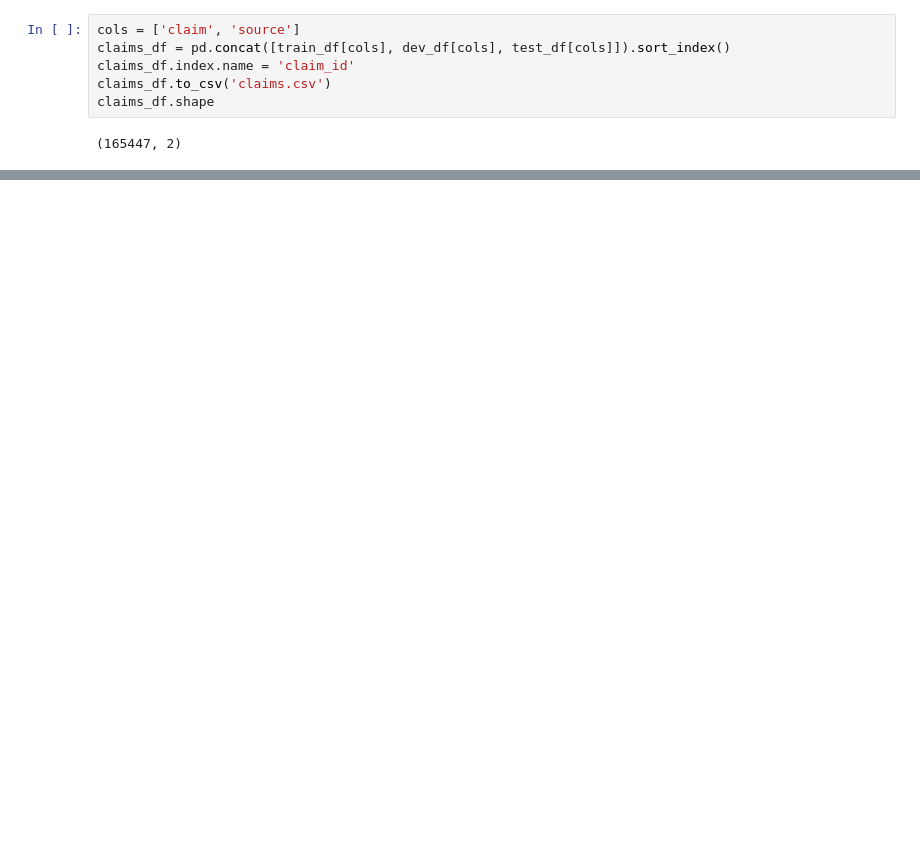
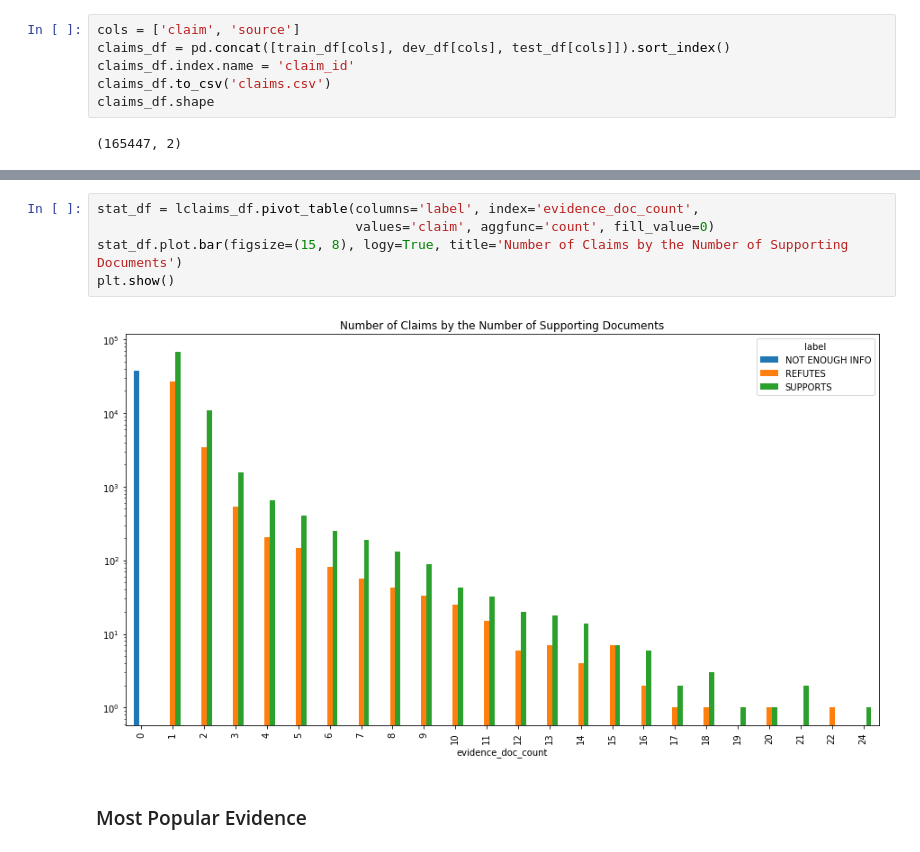
Before and after one commit to hima950/WSTA_FACT_VERIFICATION, a Jupyter notebook: EDA.ipynb, the cells around one changed output, grey strips where cells are left out. Saved outputs shown, nothing was run; the diff lists cells and outputs as text; blank space fills up the shorter version.

```diff
--- a/EDA.ipynb
+++ b/EDA.ipynb
@@ -207,0 +119,9 @@ claims_df.head()
+# %%
+stat_df = lclaims_df.pivot_table(columns='label', index='evidence_doc_count',
+                                 values='claim', aggfunc='count', fill_value=0)
+stat_df.plot.bar(figsize=(15, 8), logy=True, title='Number of Claims by the Number of Supporting Documents')
+plt.show()
+# %% [output]
+[figure, added]
+# %% [markdown]
+### Most Popular Evidence
```
Also changed, not shown: parts of 44 cells of this notebook.
